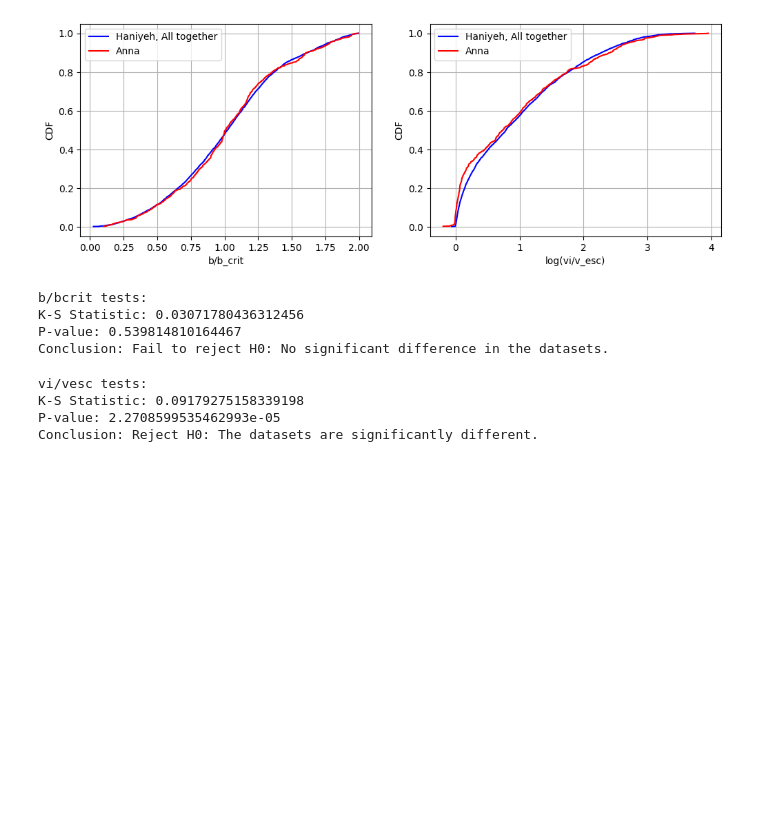
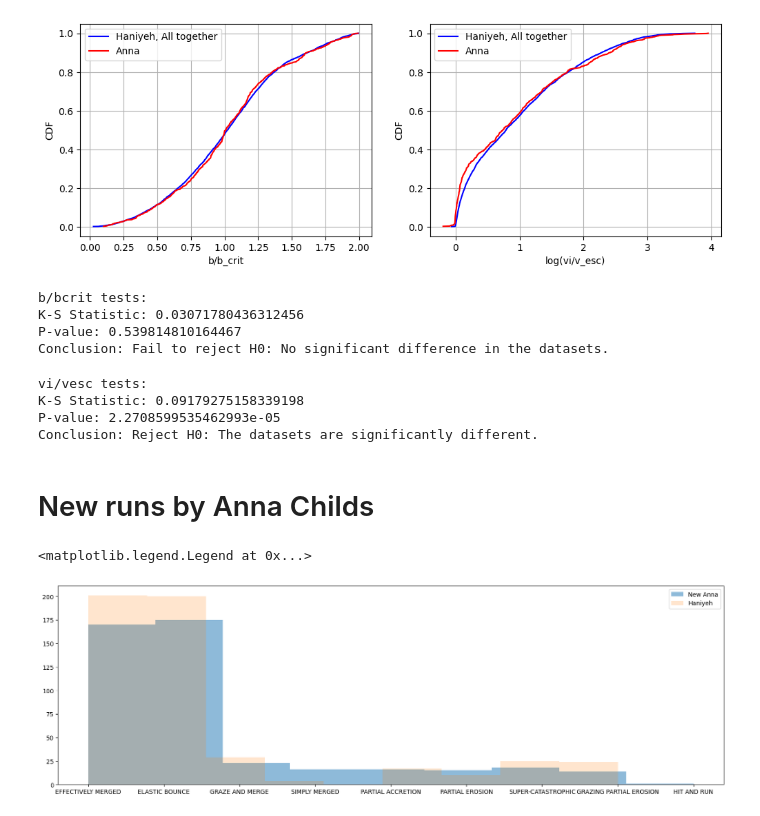
Before and after one commit to haniyehtajer/planetgarten, a Jupyter notebook: simulation_results/report_dec18.ipynb, the cells around one changed output. Cells and saved outputs as stored; diff of their text form; code cells hidden in the pictures; blank space fills up the shorter version.

```diff
--- a/simulation_results/report_dec18.ipynb
+++ b/simulation_results/report_dec18.ipynb
@@ -357,3 +345,31 @@ def extract_data_outfile(file_path):
     t_n = pd.DataFrame(n_bodies)
 
     return t_type, t_n
+# %% [markdown]
+# New runs by Anna Childs
+# %%
+childs_1 = rr.extract_data_outfile_full('/home/tajer.1/rebound/examples/data/new_frag_old_disk_output/rebound1.out')
+childs_2 = rr.extract_data_outfile_full('/home/tajer.1/rebound/examples/data/new_frag_old_disk_output/rebound2.out')
+childs_3 = rr.extract_data_outfile_full('/home/tajer.1/rebound/examples/data/new_frag_old_disk_output/rebound3.out')
+childs_4 = rr.extract_data_outfile_full('/home/tajer.1/rebound/examples/data/new_frag_old_disk_output/rebound4.out')
+childs_5 = rr.extract_data_outfile_full('/home/tajer.1/rebound/examples/data/new_frag_old_disk_output/rebound5.out')
+
+childs_n_1 = rr.read_num_bodies('/home/tajer.1/rebound/examples/data/new_frag_old_disk_output/rebound1.out')
+childs_n_2 = rr.read_num_bodies('/home/tajer.1/rebound/examples/data/new_frag_old_disk_output/rebound2.out')
+childs_n_3 = rr.read_num_bodies('/home/tajer.1/rebound/examples/data/new_frag_old_disk_output/rebound3.out')
+childs_n_4 = rr.read_num_bodies('/home/tajer.1/rebound/examples/data/new_frag_old_disk_output/rebound4.out')
+childs_n_5 = rr.read_num_bodies('/home/tajer.1/rebound/examples/data/new_frag_old_disk_output/rebound5.out')
+childs_n_6 = rr.read_num_bodies('/home/tajer.1/rebound/examples/data/new_frag_old_disk_output/rebound6.out')
+childs_n_7 = rr.read_num_bodies('/home/tajer.1/rebound/examples/data/new_frag_old_disk_output/rebound7.out')
+childs_n_8 = rr.read_num_bodies('/home/tajer.1/rebound/examples/data/new_frag_old_disk_output/rebound8.out')
+childs_n_9 = rr.read_num_bodies('/home/tajer.1/rebound/examples/data/new_frag_old_disk_output/rebound9.out')
+childs_n_10 = rr.read_num_bodies('/home/tajer.1/rebound/examples/data/new_frag_old_disk_output/rebound10.out')
+# %%
+plt.figure(figsize=(20,6))
+plt.hist(childs_1['type'], label = 'New Anna', alpha = 0.5, bins = 9)
+plt.hist(h_df_1['type'], alpha=0.2, label = 'Haniyeh', bins = 9)
+
+plt.legend()
+# %% [output]
+<matplotlib.legend.Legend at 0x...>
+[figure, added]
```
Also changed, not shown: parts of 14 cells of this notebook.
